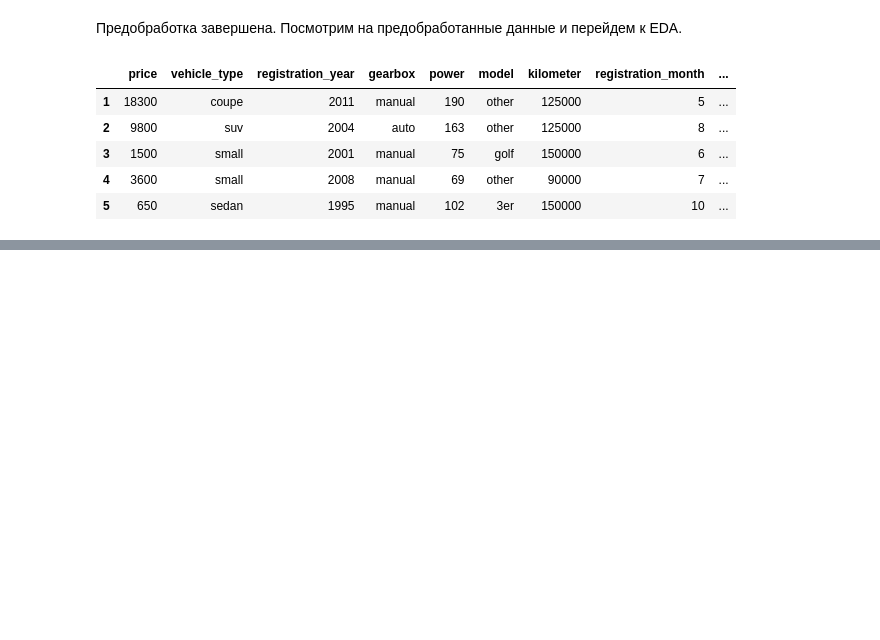
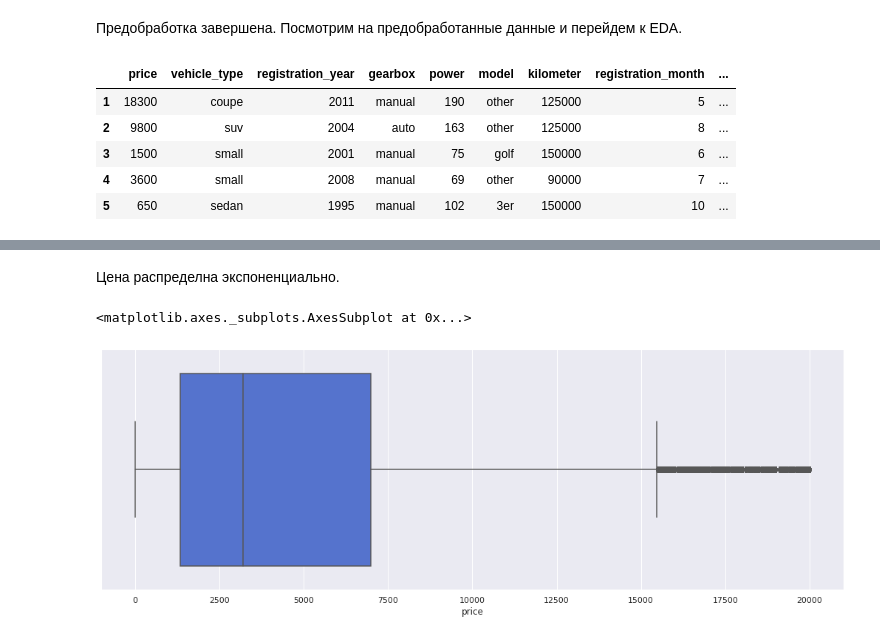
Before and after one commit to Doppler-67/car-price-prediction, a Jupyter notebook: autos.ipynb, the cells around one changed output, grey strips where cells are left out. Cells and saved outputs as stored; diff of their text form; code cells hidden in the pictures; blank space fills up the shorter version.

```diff
--- a/autos.ipynb
+++ b/autos.ipynb
@@ -260,0 +326,8 @@ memory usage: 23.0+ MB
+# %% [markdown]
+Цена распределна экспоненциально.
+# %%
+plt.figure(figsize=(18, 6))
+sns.boxplot(data['price'], color='royalblue')
+# %% [output]
+<matplotlib.axes._subplots.AxesSubplot at 0x...>
+[figure, added]
```
Also changed, not shown: parts of 52 cells of this notebook.
